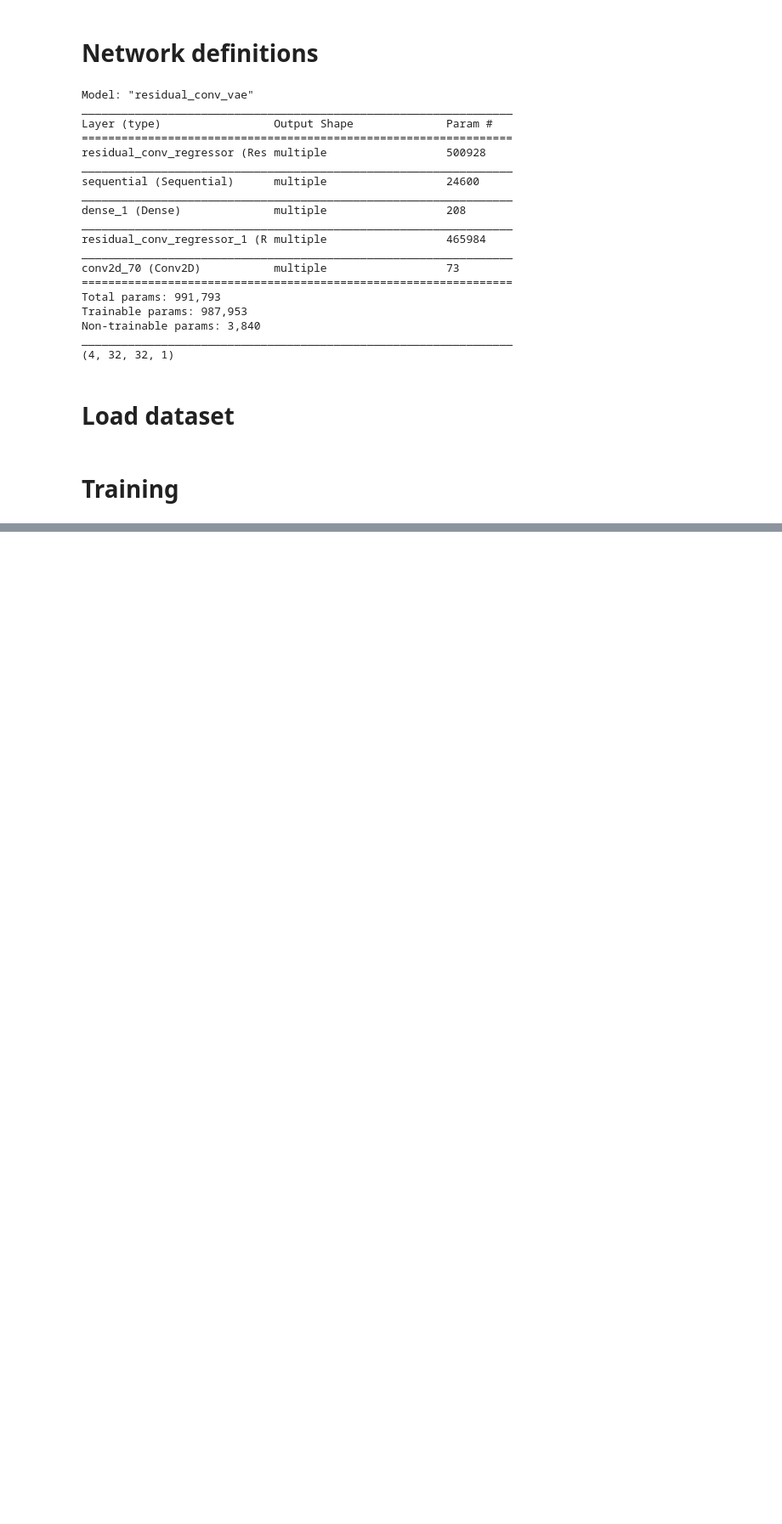
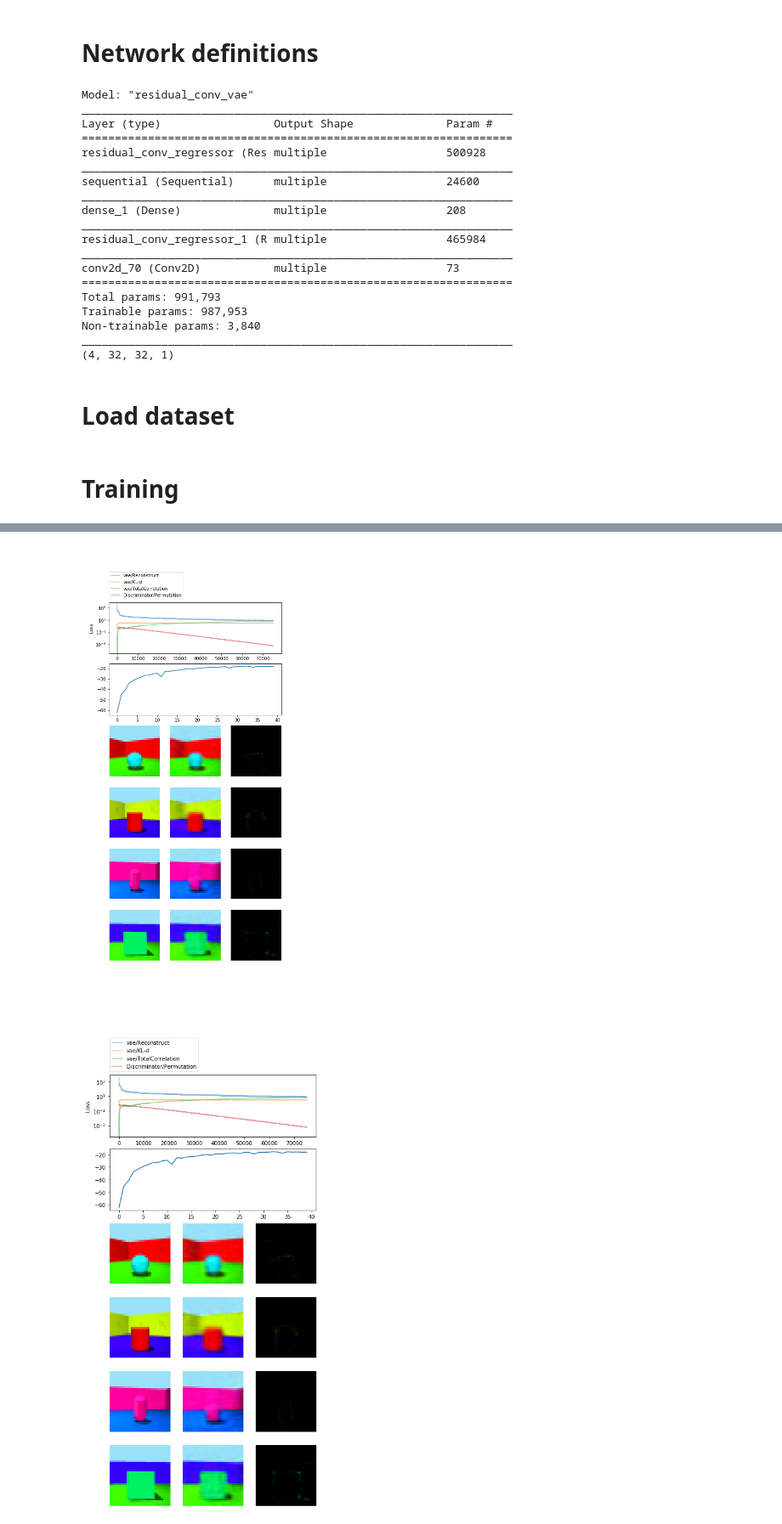
Before and after one commit to elda27/FactorVAE, a Jupyter notebook: FactorVAE.ipynb, the cells around one changed output, grey strips where cells are left out. Shown at 85% size. Saved outputs shown, nothing was run; the diff lists cells and outputs as text; code cells hidden in the pictures; blank space fills up the shorter version.

```diff
--- a/FactorVAE.ipynb
+++ b/FactorVAE.ipynb
@@ -295,7 +295,7 @@ from IPython.display import Image, display_png, clear_output
 #%matplotlib widget
 %matplotlib inline
 #%matplotlib notebook
-epochs = 100
+epochs = 200
 latent_dim = 10
 num_examples_to_generate = 16
 
@@ -373,7 +373,7 @@ def compute_loss(model, x):
         'loss': {
             'Reconstruct': tf.reduce_mean(loss_reconst),
             'KL-d': tf.reduce_mean(loss_kld) * 1e-1,
-            'TotalCorrelation': tf.reduce_mean(loss_tc) * 1e-2,
+            'TotalCorrelation': tf.reduce_mean(loss_tc),
             #'Quality': loss_quality,
         },
         'loss_disc': {
@@ -494,0 +494,2 @@ SyntaxError: invalid character in identifier (<ipython-input-17-80b472b070ff>, l
+[figure, added]
+[figure, added]
```
Also changed, not shown: parts of 6 cells of this notebook, 16 other files.
